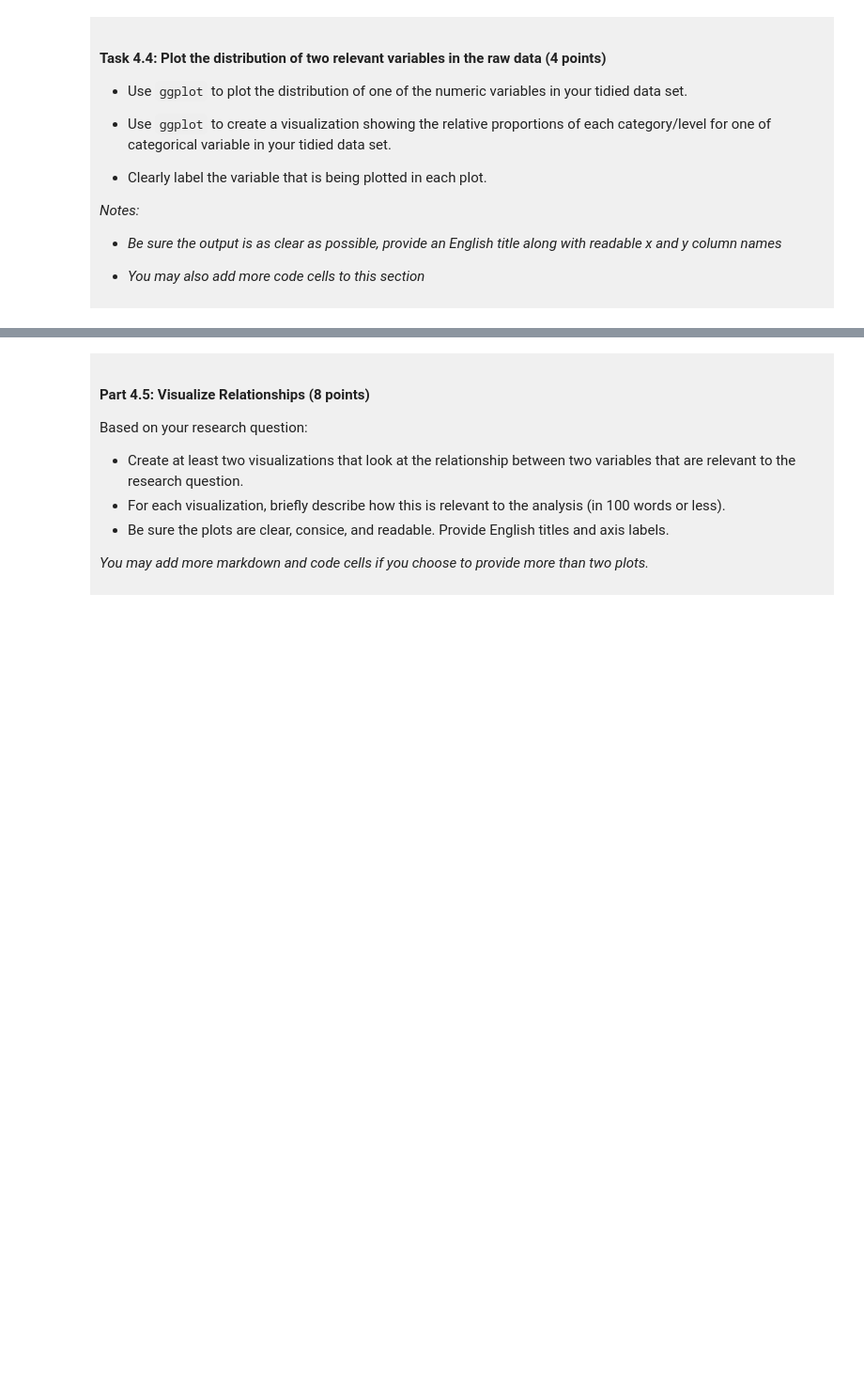
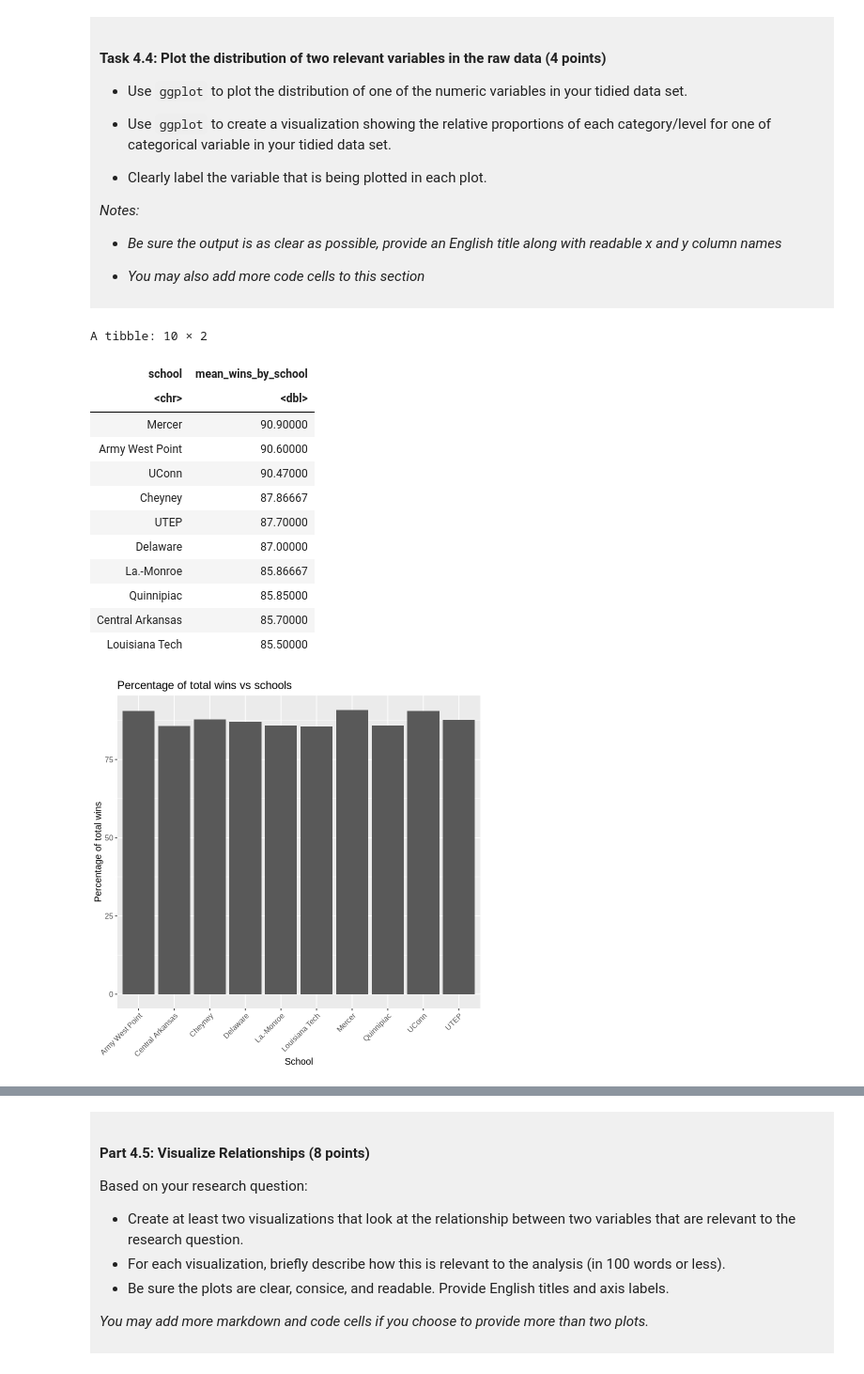
Before and after one commit to Hayley396/dsci-100-project-hayley-cheung, a Jupyter notebook: dsci-100-project-notebook.ipynb, the cells around one changed output, grey strips where cells are left out. Shown at 94% size. Saved outputs shown, nothing was run; the diff lists cells and outputs as text; code cells hidden in the pictures; blank space fills up the shorter version.

Commit message:
completed until check point C

```diff
--- a/dsci-100-project-notebook.ipynb
+++ b/dsci-100-project-notebook.ipynb
@@ -211,12 +221,9 @@ Produce a tidy data set that could be used to answer your research question usin
 # %%
 ### EDIT THIS CODE CELL ###
 NCAA <- NCAA_raw|>
-    select(school, seed, reg_wins_pct,total_wins_pct, total_wins, total_losses, tourney_finish)|> #select the needed columns
-    mutate(total_games_played = total_wins + total_losses)|> #added a column of the sum of total wins and losses
-    filter(!is.na(total_games_played))|> #filter out rows in total_games_played that are NA
-    filter(!is.na(seed))|> #filter out rows in seed that are NA
-    filter(!is.na(reg_wins_pct))|>#filter out rows in reg_wins_pct that are NA
-    filter(!is.na(total_wins_pct))#filter out rows in total_wins_pct that are NA
+    select(school, seed, reg_wins_pct, total_wins_pct, total_wins, total_losses, tourney_finish)|> #select the needed columns
+    mutate(total_games_played = total_wins + total_losses) #added a column of the sum of total wins and losses
+
 slice(NCAA, 1:6)
 # %% [output]
 A tibble: 6 × 8
@@ -296,5 +341,36 @@ You will refine your research question (if needed) and produce a tidy data set.
 </div>
 # %%
 ### EDIT THIS CODE CELL FOR PLOT 1 ###
+
+NCAA_top_10<- NCAA|> # to visualise a smaller part of the data set
+    group_by(school)|>
+    summarise(mean_wins_by_school = mean(total_wins_pct))|> # finds the average percent of total wins in every school year of each school
+    slice_max(mean_wins_by_school, n = 10) #selects the top ten schools to graph
+NCAA_top_10
+
+total_wins_pct_plot<- NCAA_top_10|>
+    ggplot(aes(x = school, y =mean_wins_by_school)) +
+    geom_bar(stat= 'identity') +
+    labs(x = "School",
+        y = "Percentage of total wins",
+        title = "Percentage of total wins vs schools")+
+    theme(text = element_text(size = 12))+
+    theme(axis.text.x = element_text(angle = 45, hjust = 1, vjust = 1)) #rotate the axis labels for better readibility
+total_wins_pct_plot
+# %% [output]
+A tibble: 10 × 2
+| school | mean_wins_by_school |
+| <chr> | <dbl> |
+| Mercer | 90.90000 |
+| Army West Point | 90.60000 |
+| UConn | 90.47000 |
+| Cheyney | 87.86667 |
+| UTEP | 87.70000 |
+| Delaware | 87.00000 |
+| La.-Monroe | 85.86667 |
+| Quinnipiac | 85.85000 |
+| Central Arkansas | 85.70000 |
+| Louisiana Tech | 85.50000 |
+[figure, added]
 # %%
 ### EDIT THIS CODE CELL FOR PLOT 2 ###
```
Also changed, not shown: parts of 11 cells of this notebook.
